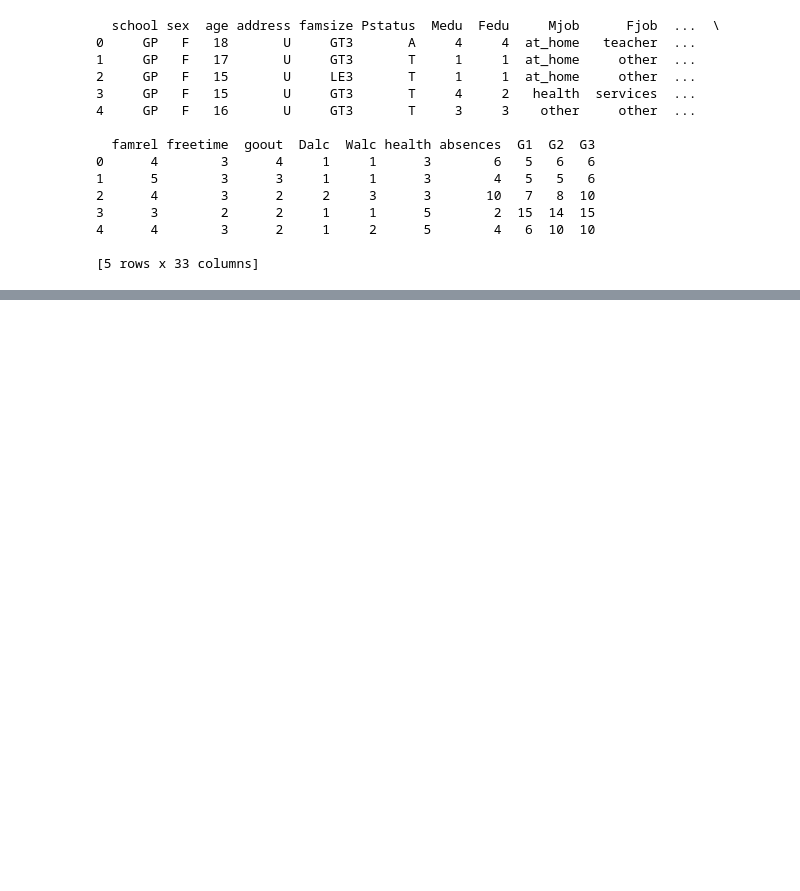
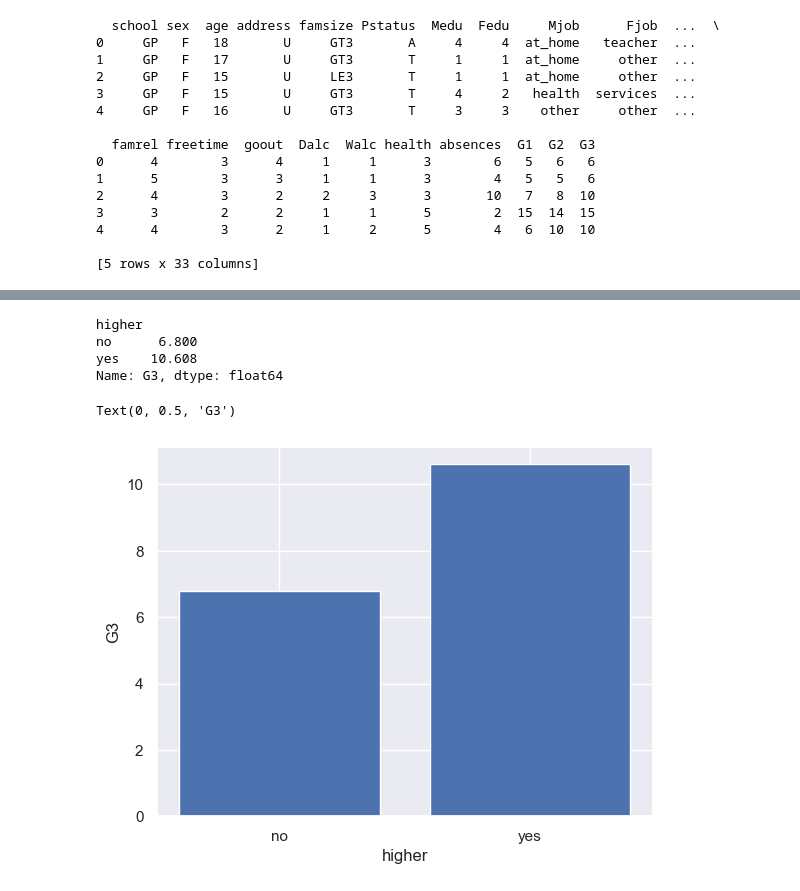
Before and after one commit to edayoshi-1999/python_Todai, a Jupyter notebook: 2.26.ipynb, the cells around one changed output, grey strips where cells are left out. Cells and saved outputs as stored; diff of their text form; code cells hidden in the pictures; blank space fills up the shorter version.

```diff
--- a/2.26.ipynb
+++ b/2.26.ipynb
@@ -25,0 +68,17 @@ print(student_data_math.head())
+# %%
+# 練習問題7-2
+data = student_data_math.groupby("higher")["G3"].mean()
+print(data)
+x = [1, 2]
+y = data
+plt.bar(x, y, align="center")
+plt.xticks(x, ["no", "yes"])
+plt.xlabel("higher")
+plt.ylabel("G3")
+# %% [output]
+higher
+no      6.800
+yes    10.608
+Name: G3, dtype: float64
+Text(0, 0.5, 'G3')
+[figure, added]
```
Also changed, not shown: parts of 6 cells of this notebook, 4 other files.
